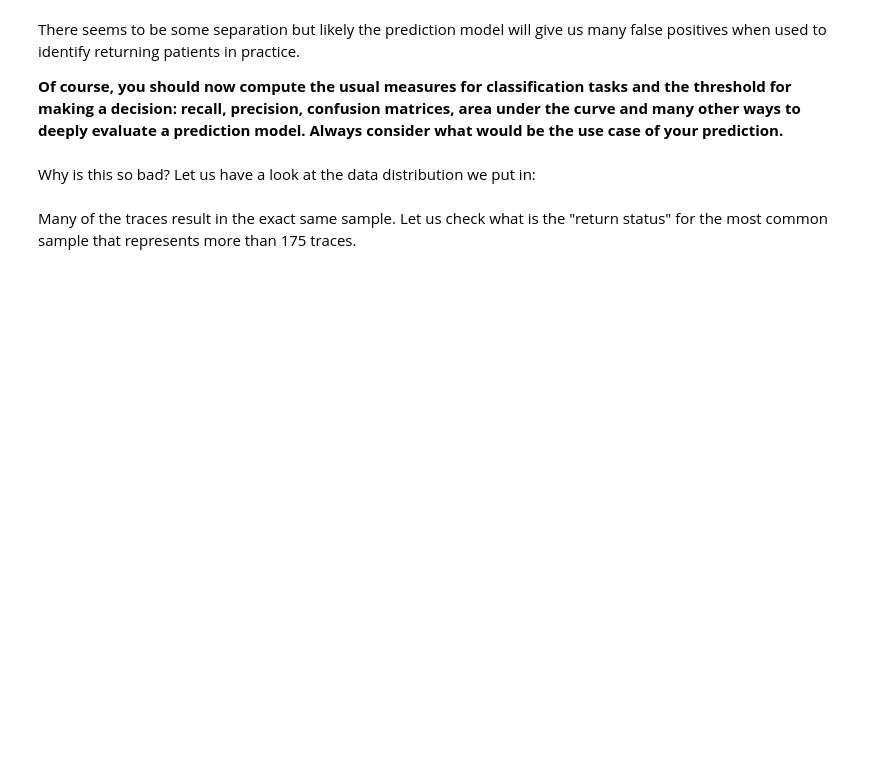
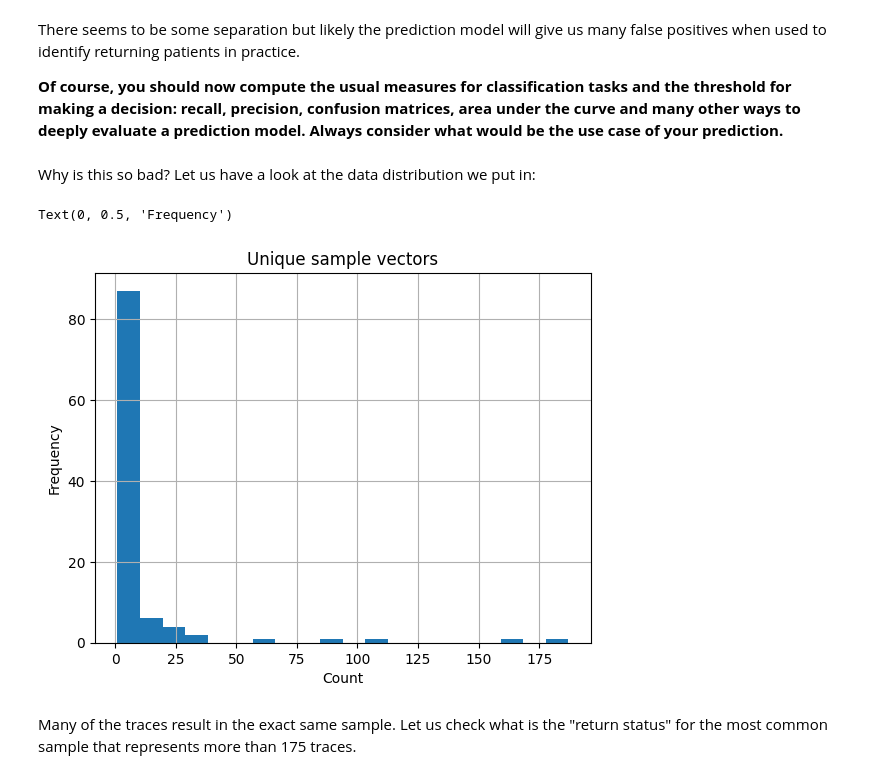
Before and after one commit to fmannhardt/starter-predictive-process-monitoring, a Jupyter notebook: python/2_prediction_outcome.ipynb, the cells around one changed output. Drawn from its saved outputs; the diff is of its cells as text; code cells hidden in the pictures; blank space fills up the shorter version.

```diff
--- a/python/2_prediction_outcome.ipynb
+++ b/python/2_prediction_outcome.ipynb
@@ -234,12 +269,18 @@ Why is this so bad? Let us have a look at the data distribution we put in:
 # %%
 # count the unique vectors
 dist_bags = np.unique(sepsis_bag, return_counts=True, axis=0)
 
 # sort them with numpy
 unique_vectors = dist_bags[0][np.argsort(-dist_bags[1])]
 count_vectors = dist_bags[1][np.argsort(-dist_bags[1])]
 
-pd.DataFrame({'Occurrence of unique sample vectors': count_vectors}).boxplot().set_ylabel('Frequency')
+
+hist = pd.DataFrame({'Unique sample vectors': count_vectors}).hist(bins = 20)[0][0]
+hist.set_xlabel("Count")
+hist.set_ylabel("Frequency")
+# %% [output]
+Text(0, 0.5, 'Frequency')
+[figure, added]
 # %% [markdown]
 Many of the traces result in the exact same sample. Let us check what is the "return status" for the most common sample that represents more than 175 traces.
 # %%
```
Also changed, not shown: parts of 12 cells of this notebook, 2 other files.
